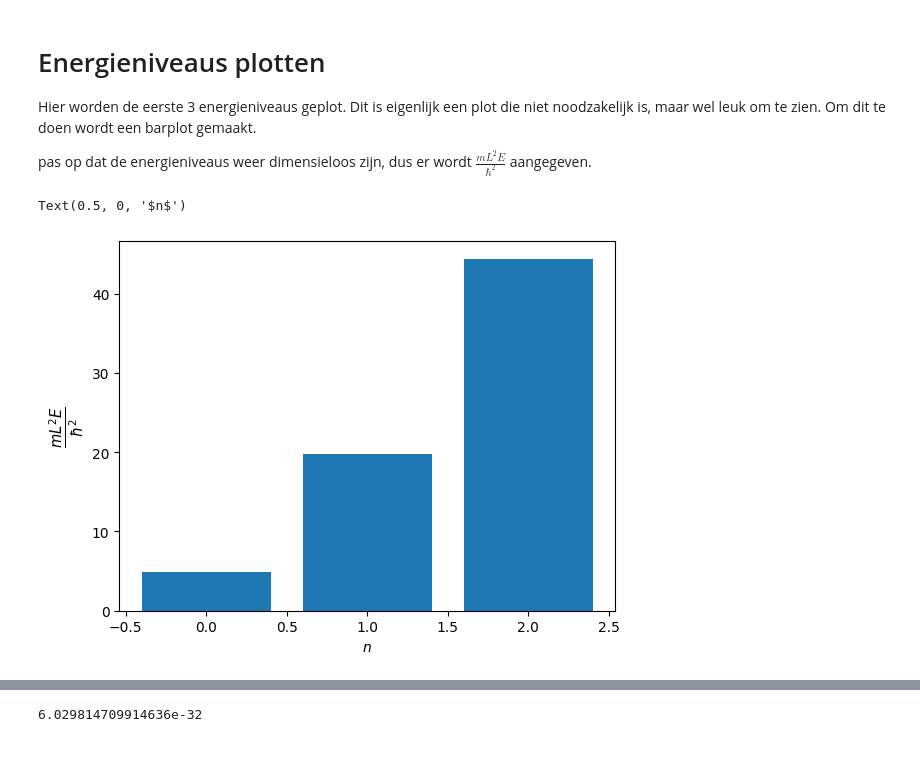
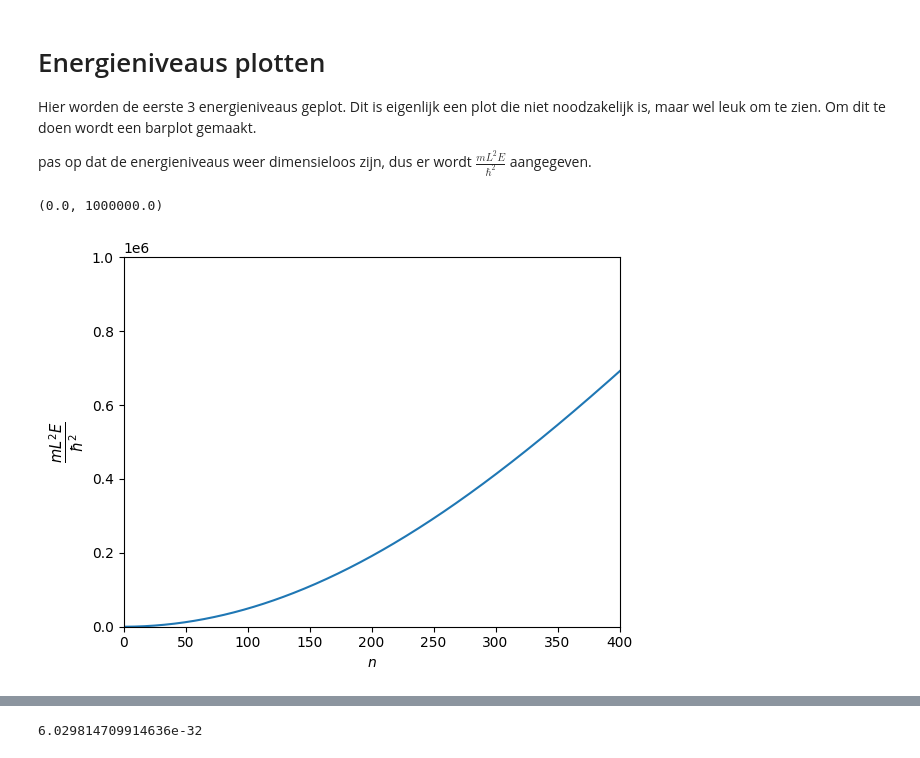
Before and after one commit to R4vante/School, a Jupyter notebook: ASIA/Infinite_well/1D-Schroedinger.ipynb, the cells around one changed output, grey strips where cells are left out. Saved outputs shown, nothing was run; the diff lists cells and outputs as text; code cells hidden in the pictures.

```diff
--- a/ASIA/Infinite_well/1D-Schroedinger.ipynb
+++ b/ASIA/Infinite_well/1D-Schroedinger.ipynb
@@ -304,12 +304,14 @@ pas op dat de energieniveaus weer dimensieloos zijn, dus er wordt $\frac{mL^2 E}
 # %%
 fig, ax = plt.subplots(1,1)
 
-ax.bar(np.arange(0, 3), E[:3])
+ax.plot(np.arange(1, len(E)+1), E)
 ax.set_ylabel(r"$\frac{m L^2 E}{\hbar^2}$", fontsize=15)
 ax.set_xlabel(r"$n$")
+ax.set_xlim([0, 400])
+ax.set_ylim(0, 1e6)
 # %% [output]
-Text(0.5, 0, '$n$')
+(0.0, 1000000.0)
-[figure, old version]
+[figure, new version]
 # %%
 m = 9.109e-31
 hbar = 1.055e-34
```
Also changed, not shown: parts of 7 cells of this notebook, 23 other files.
